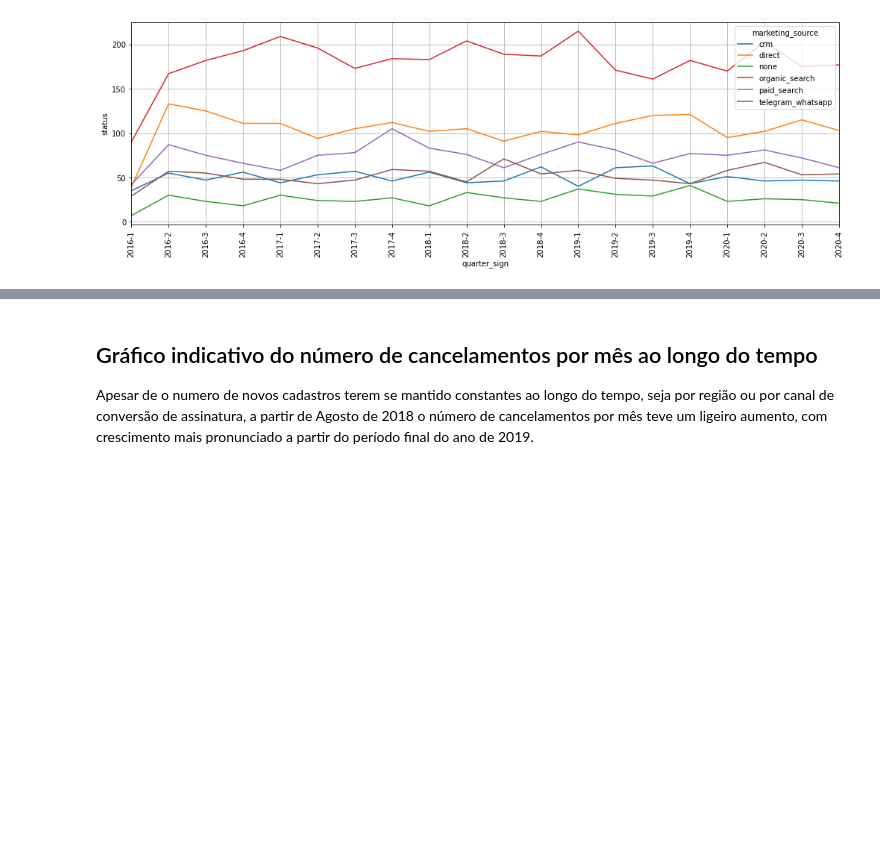
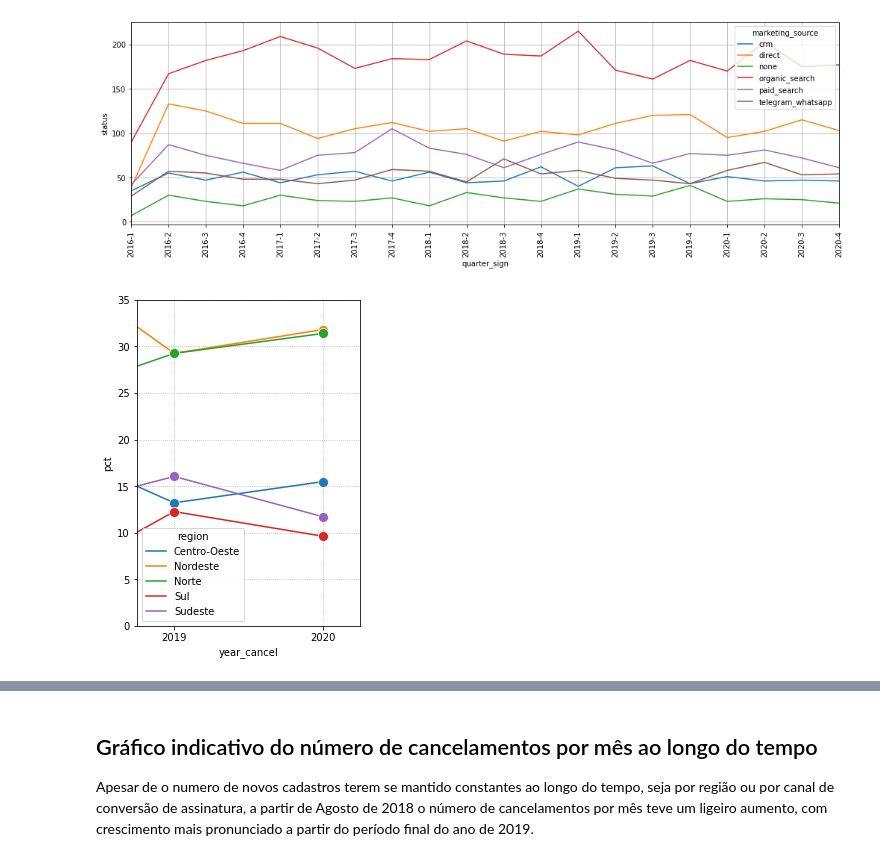
Before and after one commit to gabsalles/churn_analysis, a Jupyter notebook: Churn Petlove.ipynb, the cells around one changed output, grey strips where cells are left out. Cells and saved outputs as stored; diff of their text form; code cells hidden in the pictures; blank space fills up the shorter version.

```diff
--- a/Churn Petlove.ipynb
+++ b/Churn Petlove.ipynb
@@ -258,3 +234,24 @@ plt.xticks(rotation=90)
 plt.grid();
 # %% [output]
 [figure]
+# %%
+testando = new_df[(new_df['status'] == 'canceled') &
+       (new_df['quarter_cancel'] < '2021.0-01.0')
+       ].groupby('year_cancel')['region'].\
+       value_counts().to_frame().rename(columns={'region': 'region_count'}).reset_index()
+
+testando2 = testando.groupby(['year_cancel']).sum().reset_index()
+
+testando3 = testando.merge(testando2, how='left', on='year_cancel')
+testando3['pct'] = (testando3['region_count_x']/testando3['region_count_y'])*100
+
+plt.figure(figsize=(4,6))
+sns.lineplot(x='year_cancel',
+            y='pct', hue='region',
+            data=testando3, marker='o', markersize=10)
+
+plt.xlim(2.75, 4.25)
+plt.ylim(0,35)
+plt.grid(linestyle=':');
+# %% [output]
+[figure, added]
```
Also changed, not shown: parts of 103 cells of this notebook.
